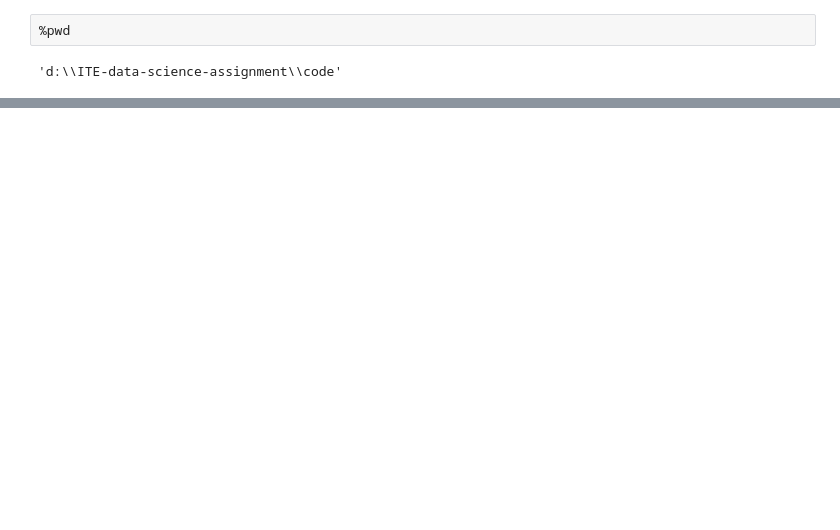
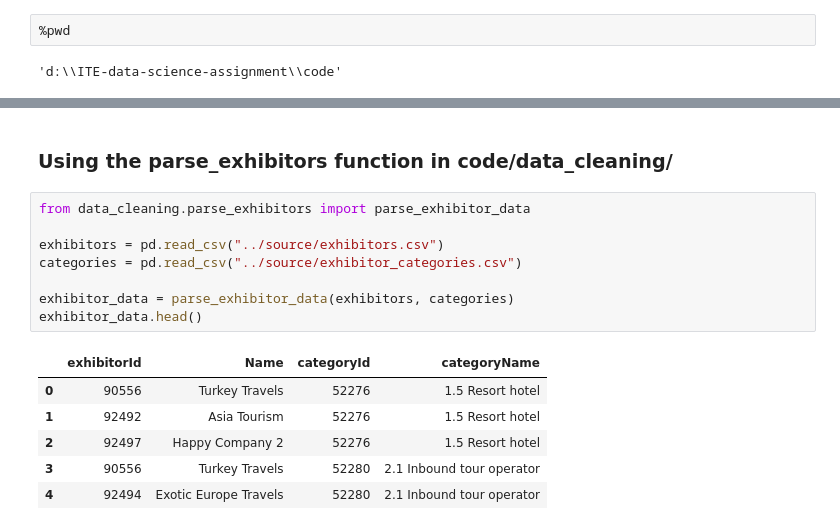
Before and after one commit to CyanideAngel/ITE-data-science-assignment, a Jupyter notebook: code/eda.ipynb, the cells around one changed output, grey strips where cells are left out. Saved outputs shown, nothing was run; the diff lists cells and outputs as text; blank space fills up the shorter version.

```diff
--- a/code/eda.ipynb
+++ b/code/eda.ipynb
@@ -332,3 +377,20 @@ parsed_df.head()
 | 23 | emilija+100_L8gA@bss.mk | F | 67b70a9f2d21f543a1096602 | 5c8a78336d41a10da4f73252 | 5c8a78336d41a10da4f73253 |  | 5c8a78336d41a10da4f73291 | Answer | Travel Agent | ... |
 | 31 | emilija+100_L8gA@bss.mk | F | 67b70a9f2d21f543a1096602 | 5c8a78336d41a10da4f7336c | 5c8a78336d41a10da4f7336d |  | 5c8a78336d41a10da4f73371 | Answer | No influence | ... |
 | 47 | aleksandar.dimkov+mitt1_n5eA@bss.... | M | 67ada1ee197e604dd2722d1b | 5c8a78336d41a10da4f730fd | 5c8a78336d41a10da4f730fe |  | 5c8a78336d41a10da4f730ff | Answer | To source products and services | ... |
+# %% [markdown]
+### Using the parse_exhibitors function in code/data_cleaning/
+# %%
+from data_cleaning.parse_exhibitors import parse_exhibitor_data
+
+exhibitors = pd.read_csv("../source/exhibitors.csv")
+categories = pd.read_csv("../source/exhibitor_categories.csv")
+
+exhibitor_data = parse_exhibitor_data(exhibitors, categories)
+exhibitor_data.head()
+# %% [output]
+|  | exhibitorId | Name | categoryId | categoryName |
+| 0 | 90556 | Turkey Travels | 52276 | 1.5 Resort hotel |
+| 1 | 92492 | Asia Tourism | 52276 | 1.5 Resort hotel |
+| 2 | 92497 | Happy Company 2 | 52276 | 1.5 Resort hotel |
+| 3 | 90556 | Turkey Travels | 52280 | 2.1 Inbound tour operator |
+| 4 | 92494 | Exotic Europe Travels | 52280 | 2.1 Inbound tour operator |
```
Also changed, not shown: parts of 15 cells of this notebook, 4 other files.
